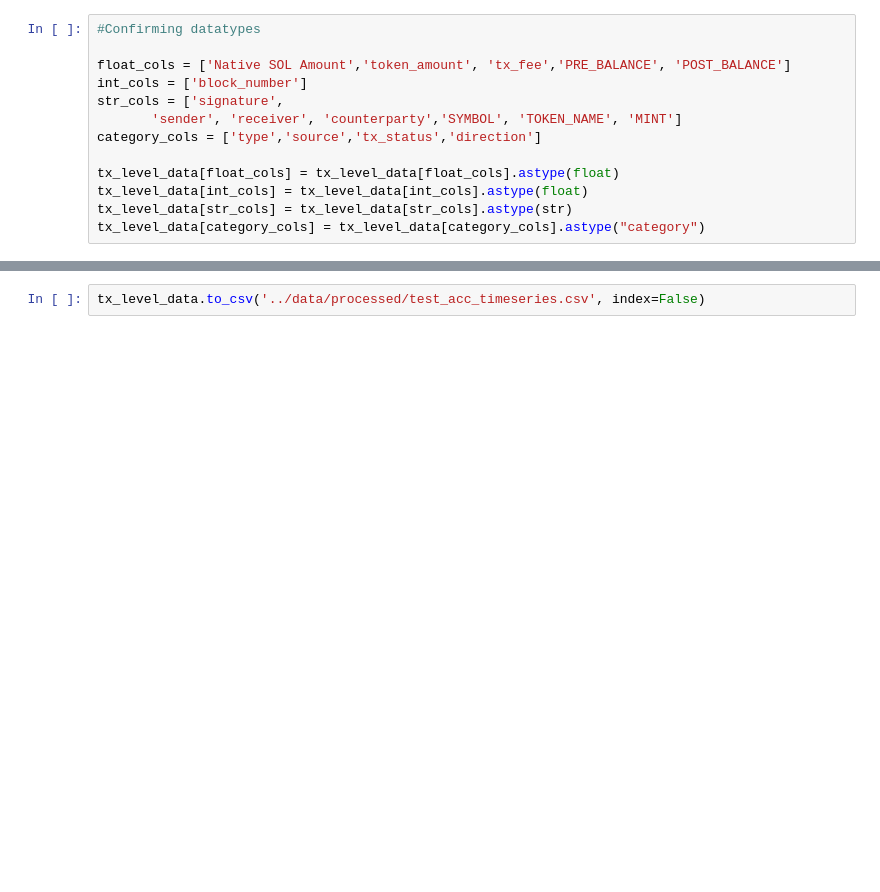
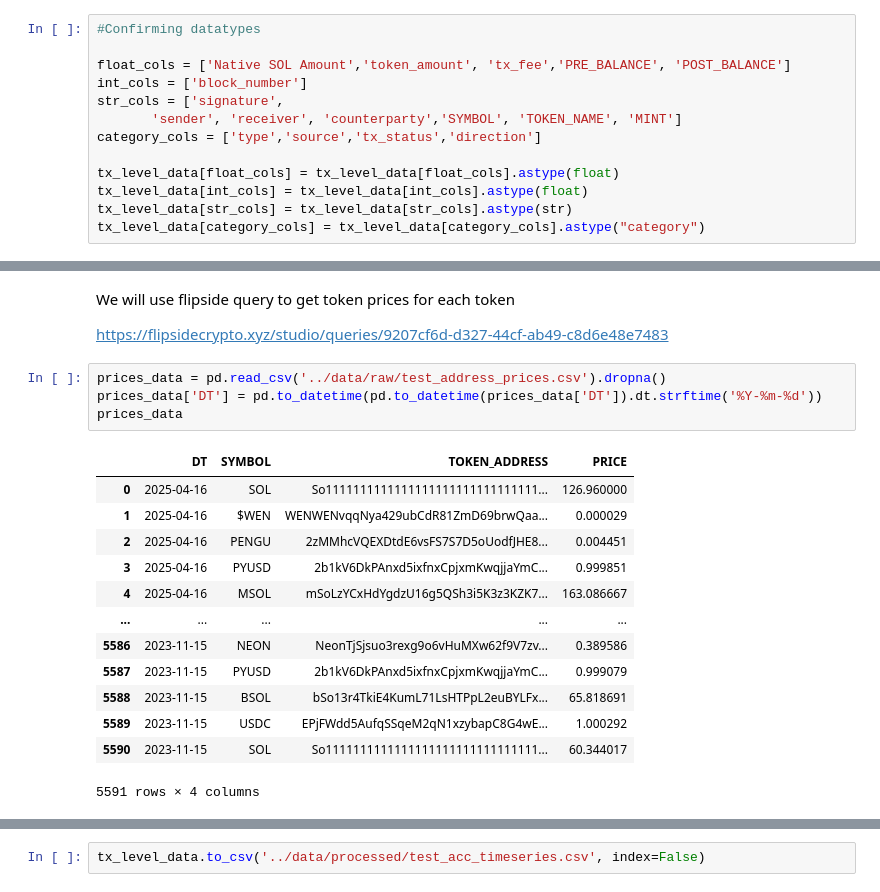
Before and after one commit to apostleoffinance/Solana-Forensic-Analysis-Tool, a Jupyter notebook: notebooks/01_data_exploration.ipynb, the cells around one changed output, grey strips where cells are left out. Saved outputs shown, nothing was run; the diff lists cells and outputs as text; blank space fills up the shorter version.

```diff
--- a/notebooks/01_data_exploration.ipynb
+++ b/notebooks/01_data_exploration.ipynb
@@ -668,0 +709,22 @@ tx_level_data[category_cols] = tx_level_data[category_cols].astype("category")
+# %% [markdown]
+We will use flipside query to get token prices for each token
+
+https://flipsidecrypto.xyz/studio/queries/9207cf6d-d327-44cf-ab49-c8d6e48e7483
+# %%
+prices_data = pd.read_csv('../data/raw/test_address_prices.csv').dropna()
+prices_data['DT'] = pd.to_datetime(pd.to_datetime(prices_data['DT']).dt.strftime('%Y-%m-%d'))
+prices_data
+# %% [output]
+|  | DT | SYMBOL | TOKEN_ADDRESS | PRICE |
+| 0 | 2025-04-16 | SOL | So1111111111111111111111111111111... | 126.960000 |
+| 1 | 2025-04-16 | $WEN | WENWENvqqNya429ubCdR81ZmD69brwQaa... | 0.000029 |
+| 2 | 2025-04-16 | PENGU | 2zMMhcVQEXDtdE6vsFS7S7D5oUodfJHE8... | 0.004451 |
+| 3 | 2025-04-16 | PYUSD | 2b1kV6DkPAnxd5ixfnxCpjxmKwqjjaYmC... | 0.999851 |
+| 4 | 2025-04-16 | MSOL | mSoLzYCxHdYgdzU16g5QSh3i5K3z3KZK7... | 163.086667 |
+| ... | ... | ... | ... | ... |
+| 5586 | 2023-11-15 | NEON | NeonTjSjsuo3rexg9o6vHuMXw62f9V7zv... | 0.389586 |
+| 5587 | 2023-11-15 | PYUSD | 2b1kV6DkPAnxd5ixfnxCpjxmKwqjjaYmC... | 0.999079 |
+| 5588 | 2023-11-15 | BSOL | bSo13r4TkiE4KumL71LsHTPpL2euBYLFx... | 65.818691 |
+| 5589 | 2023-11-15 | USDC | EPjFWdd5AufqSSqeM2qN1xzybapC8G4wE... | 1.000292 |
+| 5590 | 2023-11-15 | SOL | So1111111111111111111111111111111... | 60.344017 |
+5591 rows × 4 columns
```
Also changed, not shown: parts of 15 cells of this notebook, 3 other files.
